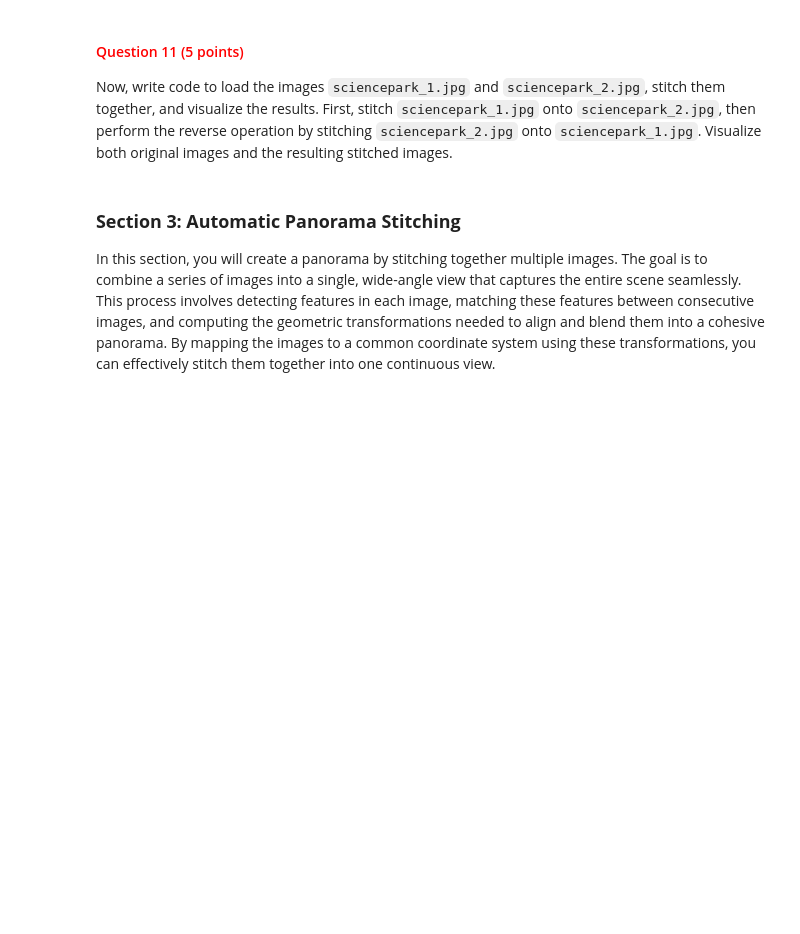
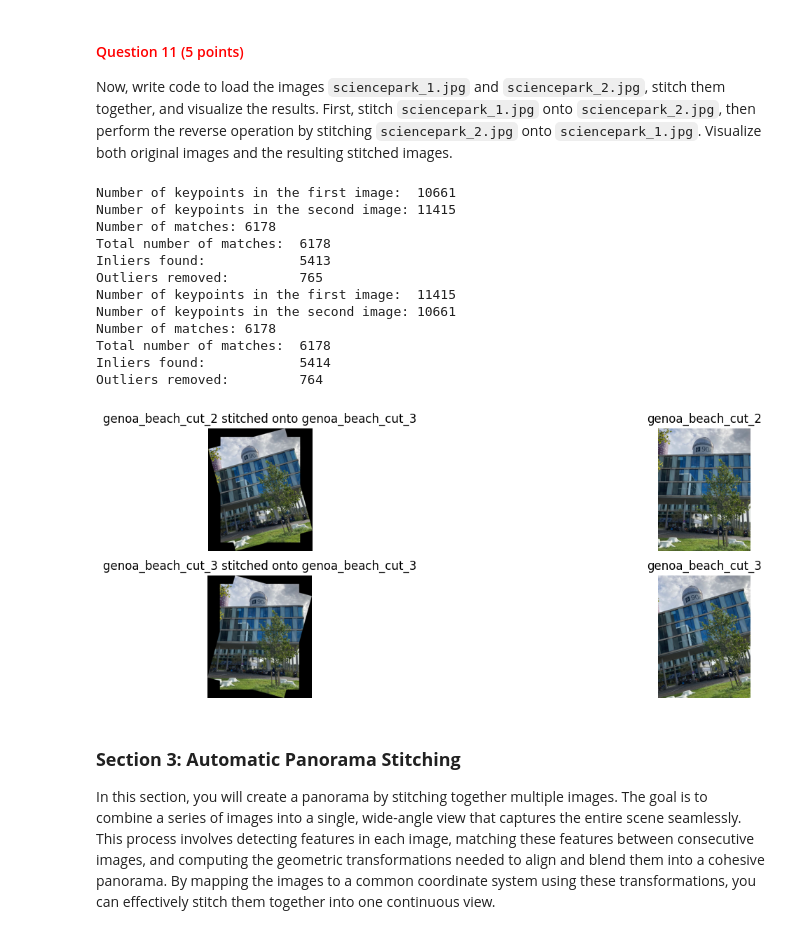
Before and after one commit to matthias-hagenauer/cv1_labs, a Jupyter notebook: cv1-lab-4/cv1-lab-4.ipynb, the cells around one changed output. Drawn from its saved outputs; the diff is of its cells as text; code cells hidden in the pictures; blank space fills up the shorter version.

```diff
--- a/cv1-lab-4/cv1-lab-4.ipynb
+++ b/cv1-lab-4/cv1-lab-4.ipynb
@@ -823,3 +821,46 @@ Now, write code to load the images `sciencepark_1.jpg` and `sciencepark_2.jpg`,
+# %%
+# YOUR CODE HERE
+image_5 = cv2.imread('./images/sciencepark_1.jpg')
+image_6 = cv2.imread('./images/sciencepark_2.jpg')
+
+image_5 = cv2.cvtColor(image_5, cv2.COLOR_BGR2RGB)
+image_6 = cv2.cvtColor(image_6, cv2.COLOR_BGR2RGB)
+
+keypoints_image_1, keypoints_image_2, matches = get_matching_keypoints(image_5, image_6)
+best_transformation_matrix,best_inliers = ransac_algorithm(keypoints_image_1, keypoints_image_2, matches, num_iterations=30, num_points=3, threshold=10)
+output_image, offset_image_2 = stitch_images_together(image_5, image_6, best_transformation_matrix)
+
+fig, axs = plt.subplots(2, 2, figsize=(15, 5))
+axs[0,0].imshow(output_image)
+axs[0,0].set_title('genoa_beach_cut_2 stitched onto genoa_beach_cut_3')
+
+keypoints_image_1, keypoints_image_2, matches = get_matching_keypoints(image_6, image_5)
+best_transformation_matrix,best_inliers = ransac_algorithm(keypoints_image_1, keypoints_image_2, matches, num_iterations=30, num_points=3, threshold=10)
+output_image, offset_image_2 = stitch_images_together(image_6, image_5, best_transformation_matrix)
+
+axs[1,0].imshow(output_image)
+axs[1,0].set_title('genoa_beach_cut_3 stitched onto genoa_beach_cut_3')
+axs[0,1].imshow(image_5)
+axs[0,1].set_title('genoa_beach_cut_2')
+axs[1,1].imshow(image_6)
+axs[1,1].set_title('genoa_beach_cut_3')
+
+for ax in axs.flat:
+    ax.axis('off')
+# %% [output]
+Number of keypoints in the first image:  10661
+Number of keypoints in the second image: 11415
+Number of matches: 6178
+Total number of matches:  6178
+Inliers found:            5413
+Outliers removed:         765
+Number of keypoints in the first image:  11415
+Number of keypoints in the second image: 10661
+Number of matches: 6178
+Total number of matches:  6178
+Inliers found:            5414
+Outliers removed:         764
+[figure, added]
 # %% [markdown]
 <a id="section-3"></a>
 ### **Section 3: Automatic Panorama Stitching**
```
Also changed, not shown: parts of 8 cells of this notebook.
